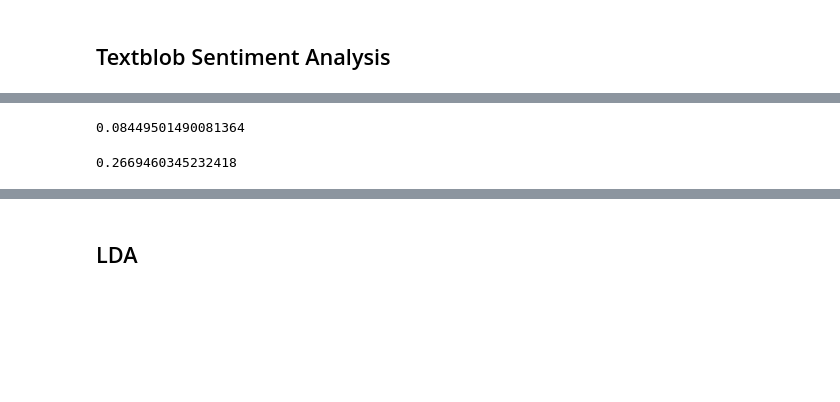
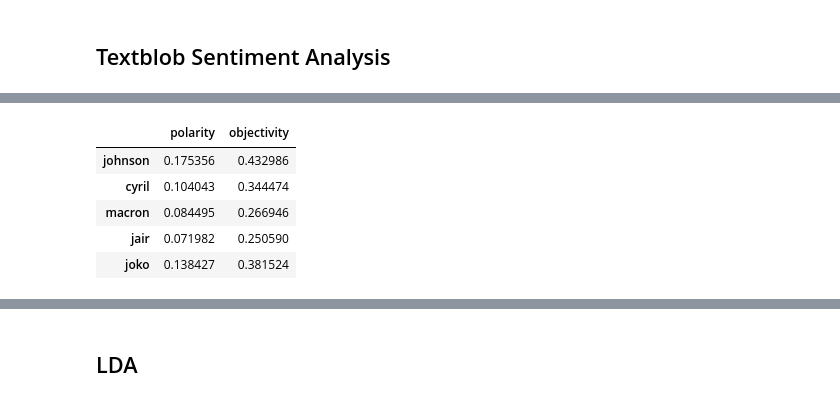
Before and after one commit to reichardtma/prestweets, a Jupyter notebook: notebooks/Data_Processing.ipynb, the cells around one changed output, grey strips where cells are left out. Drawn from its saved outputs; the diff is of its cells as text; code cells hidden in the pictures; blank space fills up the shorter version.

Commit message:
Worked on cleaning and modelling with the data

```diff
--- a/notebooks/Data_Processing.ipynb
+++ b/notebooks/Data_Processing.ipynb
@@ -68,3 +74,17 @@ data.head(2)
+# %%
+tweets = {}
+for name, data in pres.items():
+    data = remove_unnnamed(data)
+    data = remove_emojis(data)
+    data = remove_emtpy_translation(data)
+    tweets[name] = data
+# %%
+def remove_url(s):
+    try:
+        s = re.sub(r'http\S+', '', s)
+        return s
+    except:
+        return s
 # %%
 def remove_punctuation(s):
     s = ''.join([i for i in s if i not in string.punctuation])
@@ -90,6 +110,11 @@ def stop_words(s):
     return s
 # %%
 #Cleaning the strings
-data['clean_translation'] = data['Translation'].apply(lemmatize).\
-apply(lower_case).apply(remove_numbers).apply(remove_punctuation).apply(stop_words)
-data.head(3)
+for name, data in tweets.items():
+    if "Translation" in data:
+        data['clean_content'] = data['Translation'].apply(remove_url).apply(remove_punctuation).\
+        apply(lower_case).apply(remove_numbers).apply(stop_words).apply(lemmatize)
+    else:
+        data['clean_content'] = data['content'].apply(remove_url).apply(remove_punctuation).\
+        apply(lower_case).apply(remove_numbers).apply(stop_words).apply(lemmatize)
+    tweets[name] = data
@@ -111,6 +131,8 @@ def objectivity(s):
     obj = obj.sentiment[1]
     return obj
 # %%
-data['polarity'] = data['clean_translation'].apply(polarity)
-data['objectivity'] = data['clean_translation'].apply(objectivity)
-data.head(1)
+sentiment = {}
+for person, data in tweets.items():
+    data['polarity'] = data['clean_content'].apply(polarity)
+    data['objectivity'] = data['clean_content'].apply(objectivity)
+    sentiment[person] = data
@@ -120,8 +139,13 @@ data.head(1)
-# %%
-data['polarity'].mean()
-# %% [output]
-0.08449501490081364
-# %%
-data['objectivity'].mean()
-# %% [output]
-0.2669460345232418
+# %%
+sentiment_df = {'polarity': [list(sentiment.values())[i]['polarity'].mean() for i in range(0,len(sentiment))],\
+                'objectivity': [list(sentiment.values())[i]['objectivity'].mean() for i in range(0,len(sentiment))]}
+
+sentiment_df = pd.DataFrame(data=sentiment_df, index=sentiment.keys())
+sentiment_df
+# %% [output]
+|  | polarity | objectivity |
+| johnson | 0.175356 | 0.432986 |
+| cyril | 0.104043 | 0.344474 |
+| macron | 0.084495 | 0.266946 |
+| jair | 0.071982 | 0.250590 |
+| joko | 0.138427 | 0.381524 |
```
Also changed, not shown: parts of 26 cells of this notebook.
